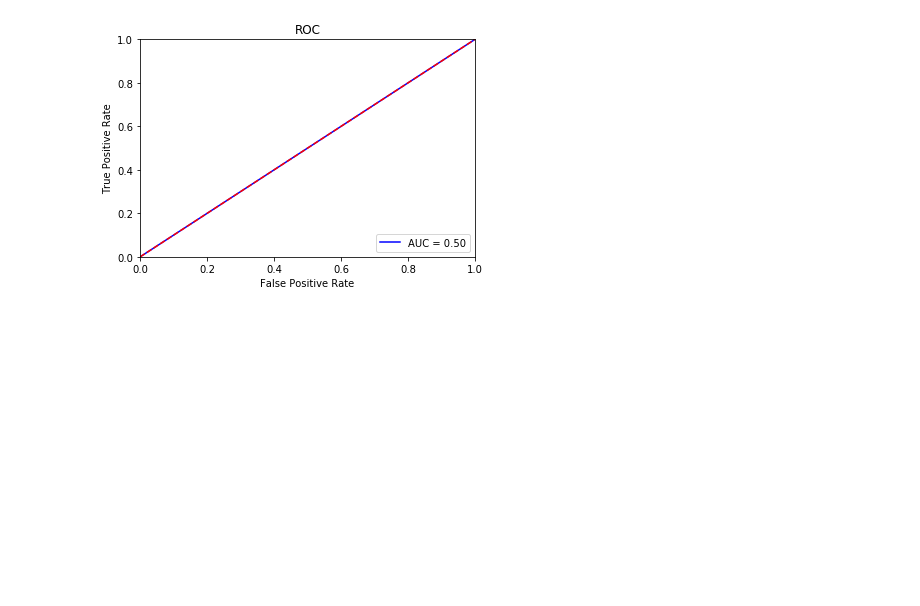
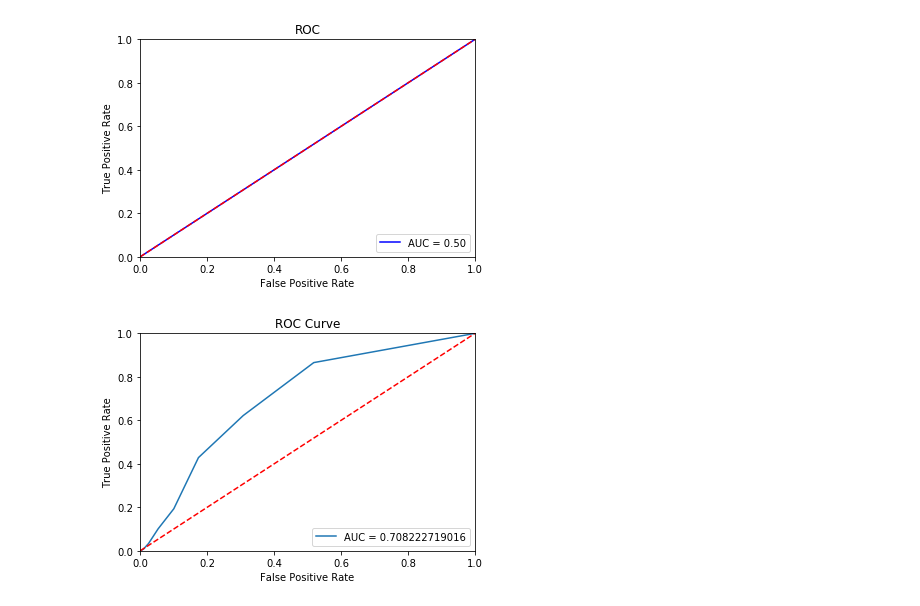
Before and after one commit to Opimenov/weather-prediction, a Jupyter notebook: Experimental Samples/KNN.ipynb, the cells around one changed output. Cells and saved outputs as stored; diff of their text form; code cells hidden in the pictures; blank space fills up the shorter version.

```diff
--- a/Experimental Samples/KNN.ipynb
+++ b/Experimental Samples/KNN.ipynb
@@ -137,3 +137,20 @@ plot.show()
 [ 1.  0.]
 0.5
 [figure]
+# %%
+# ROC Curve
+from sklearn.metrics import roc_auc_score
+y_pred_prob = knn.predict_proba(x_test)[::, 1]
+fpr1, tpr1, _ = metrics.roc_curve(y_test, y_pred_prob)
+auc = metrics.roc_auc_score(y_test, y_pred_prob)
+plot.plot(fpr1, tpr1, label = "AUC = " + str(auc))
+plot.title('ROC Curve')
+plot.legend(loc = 'lower right')
+plot.plot([0, 1], [0, 1], 'r--')
+plot.xlim([0, 1])
+plot.ylim([0, 1])
+plot.ylabel('True Positive Rate')
+plot.xlabel('False Positive Rate')
+plot.show()
+# %% [output]
+[figure, added]
```
Also changed, not shown: parts of 1 cell of this notebook, 1 other file.
